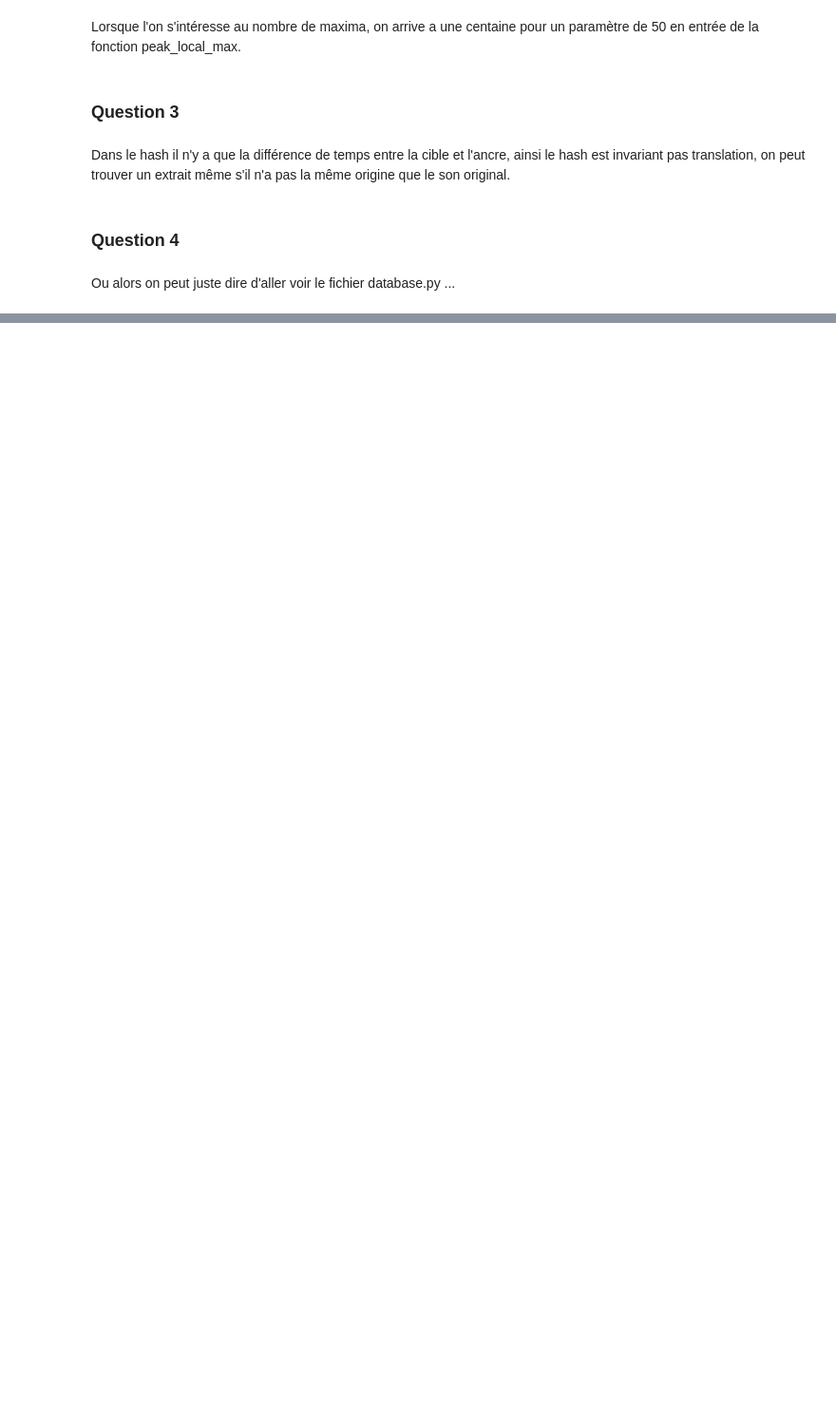
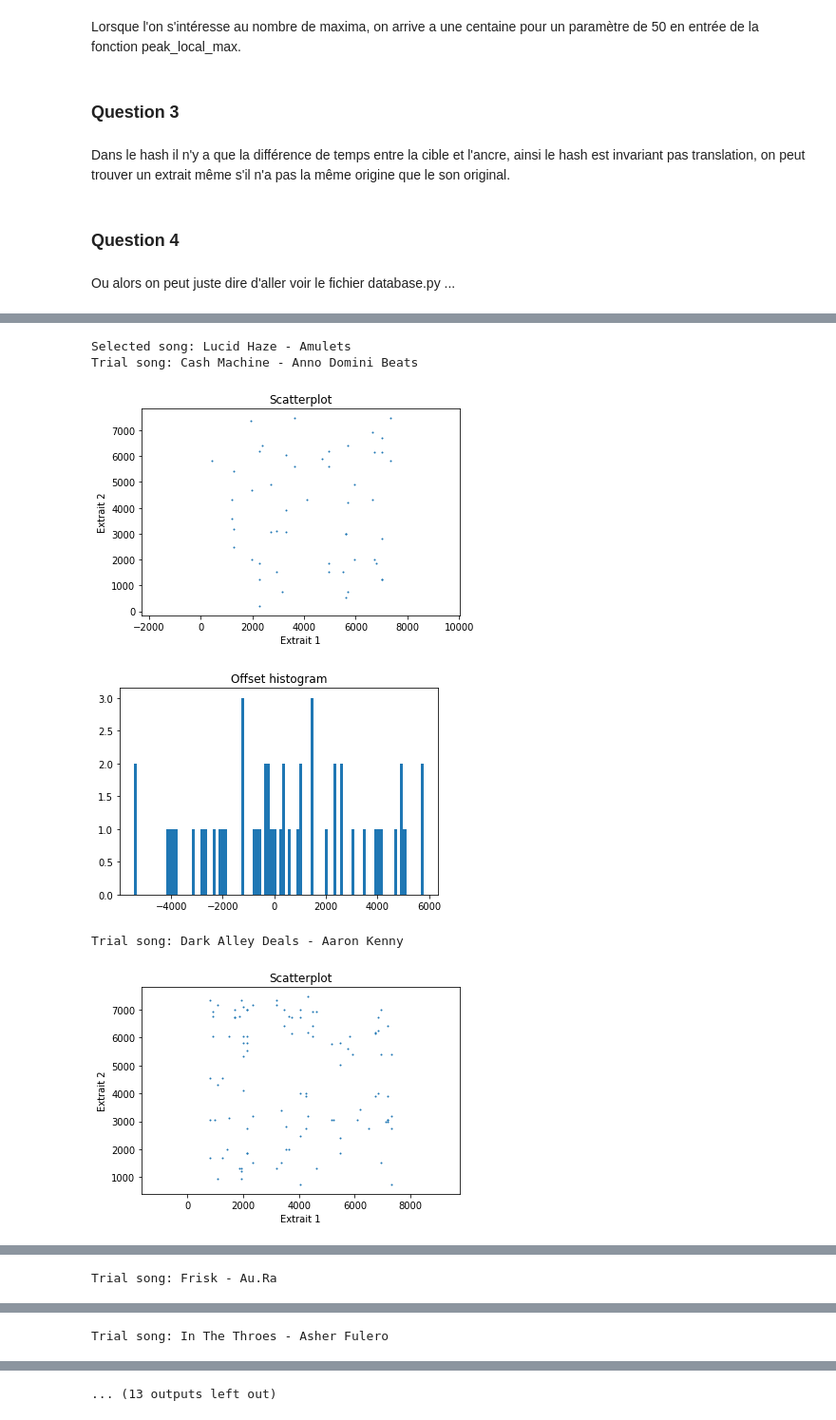
Before and after one commit to AlisonProfit/TDS, a Jupyter notebook: questions.ipynb, the cells around one changed output, grey strips where cells are left out. Shown at 95% size. Saved outputs shown, nothing was run; the diff lists cells and outputs as text; code cells hidden in the pictures; blank space fills up the shorter version.

```diff
--- a/questions.ipynb
+++ b/questions.ipynb
@@ -107,0 +144,66 @@ TypeError: string indices must be integers
+# %%
+"""
+Description
+"""
+import os
+import random
+import numpy as np
+import matplotlib.pyplot as plt
+
+from scipy.io.wavfile import read
+from algorithm import *
+
+# ----------------------------------------------
+# Run the script
+# ----------------------------------------------
+if __name__ == '__main__':
+
+    # 1: Load the database
+    with open('songs.pickle', 'rb') as handle:
+        database = pickle.load(handle)
+
+    # 2: Create an instance of the class Encoder
+
+    encoder = Encoding()
+
+    # 3: Randomly get an extract from one of the songs of the database
+
+    songs = [item for item in os.listdir('./samples') if item[:-4] != '.wav']
+    song = random.choice(songs)
+    print('Selected song: ' + song[:-4])
+    filename = './samples/' + song
+
+    fs, s = read(filename)
+    tmin = int(50*fs) # We select an extract starting at 50s ...
+    duration = int(10*fs) # ... which lasts 10s
+
+    # 4: Use the encoder to extract a fingerprint of the sample
+
+    encoder.process(fs, s[tmin:tmin + duration])
+    hashes1 = encoder.hashes
+
+    # 5: Using the class Matching, compare the fingerprint to all the
+    # fingerprints in the database
+
+    for song in songs:
+
+        print('Trial song: ' + song[:-4])
+        filename = './samples/' + song
+        fs, s = read(filename)
+
+        encoder.process(fs, s[tmin:tmin + duration])
+        hashes2 = encoder.hashes
+
+        match = Matching(hashes2, hashes1)
+        match.display_scatterplot()
+        hist = match.display_histogram()
+        if np.max(hist[0]) >= 150:
+            print('The song is ' + song[:-4])
+            break
+# %% [output]
+Selected song: Lucid Haze - Amulets
+Trial song: Cash Machine - Anno Domini Beats
+[figure, added]
+[figure, added]
+Trial song: Dark Alley Deals - Aaron Kenny
+[figure, added]
@@ -107,0 +211 @@ TypeError: string indices must be integers
+Trial song: Frisk - Au.Ra
@@ -107,0 +214 @@ TypeError: string indices must be integers
+Trial song: In The Throes - Asher Fulero
@@ -107,0 +217 @@ TypeError: string indices must be integers
+... (13 outputs left out)
```
Also changed, not shown: parts of 10 cells of this notebook, 2 other files.
